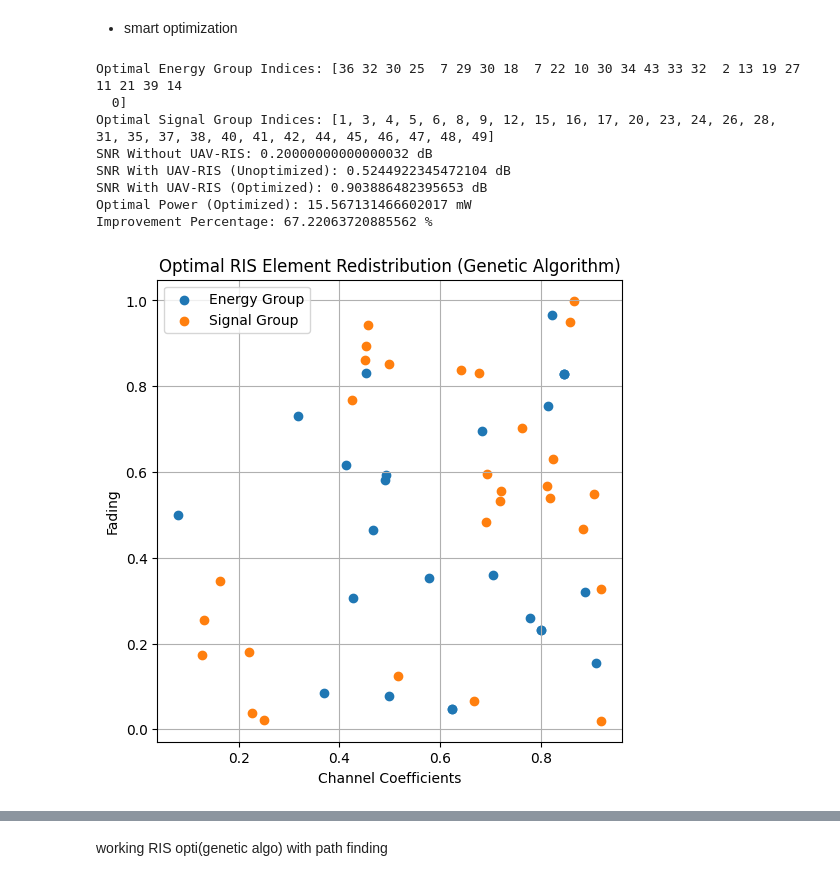
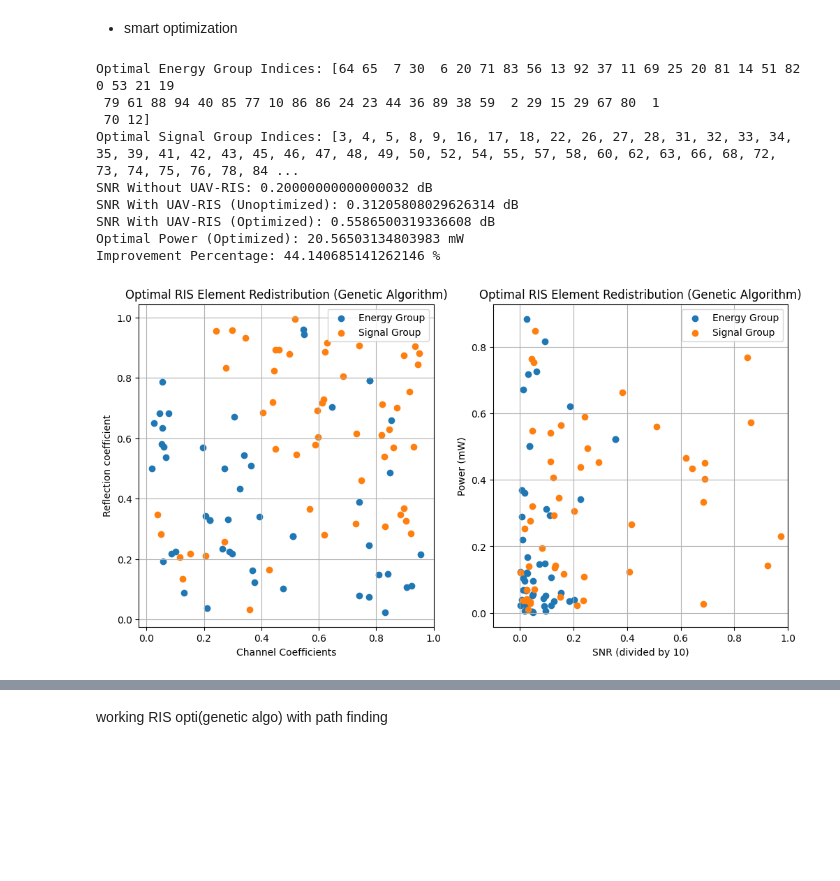
Before and after one commit to AdityaPote/UAV-RIS-Optimization, a Jupyter notebook: Trial runs/C.ipynb, the cells around one changed output, grey strips where cells are left out. Saved outputs shown, nothing was run; the diff lists cells and outputs as text; code cells hidden in the pictures; blank space fills up the shorter version.

```diff
--- a/Trial runs/C.ipynb
+++ b/Trial runs/C.ipynb
@@ -162,7 +150,7 @@ import numpy as np
 import matplotlib.pyplot as plt
 
 # Number of RIS elements
-num_elements = 50
+num_elements = 100
 
 # Define positions
 user_position = (100, 100)
@@ -175,6 +163,8 @@ num_generations = 100
 crossover_rate = 0.8
 mutation_rate = 0.1
 noise_power = 0.01
+path_loss_exponent = 2
+incident_power = 1
 
 # SNR with UAV-RIS (Unoptimized)
 snr_uav_unoptimized = 0
@@ -190,17 +180,19 @@ bs_uav_distance = calculate_distance(base_station_position, uav_position)
 
 # Generate channel coefficients and fading
 channel_coefficients = np.random.rand(num_elements)
+reflection_coefficients = np.random.rand(num_elements)
 fading = np.random.rand(num_elements)
 # rayleigh_fading = np.random.rayleigh(scale=1, size=num_elements)
 
 
-def calculate_elements(channel_coefficients, fading):
+def calculate_elements(channel_coefficients,fading):
     snr_values = (
         channel_coefficients
         * fading
         / (channel_coefficients * (1 - fading) + noise_power)
     )
-    power_values = channel_coefficients * fading + channel_coefficients * (1 - fading)
+    reflection_coefficients = np.random.rand(num_elements)
+    power_values = channel_coefficients * reflection_coefficients * incident_power
     return np.column_stack((snr_values, power_values))
 
 
@@ -298,7 +290,7 @@ snr_without_ris = P_bs / (user_bs_distance**path_loss_exponent + noise_power)
 
 # Calculate the improvement percentage
 improvement_percentage = (
-    (best_snr - 10 * np.log10(snr_without_ris)) / snr_without_ris * 100
+    (best_snr - snr_uav_unoptimized) / best_snr * 100
 )
 
 
@@ -311,53 +303,57 @@ print("SNR With UAV-RIS (Optimized):", best_snr, "dB")
 print("Optimal Power (Optimized):", best_power, "mW")
 print("Improvement Percentage:", improvement_percentage, "%")
 
+# Create a figure to hold both subplots
+plt.figure(figsize=(12, 6))
 
-# Visualize
-plt.figure(figsize=(6, 6))
+# First subplot for Channel Coefficients and Fading
+plt.subplot(1, 2, 1)  # 1 row, 2 columns, first plot
 plt.scatter(
     channel_coefficients[best_energy_indices],
     fading[best_energy_indices],
     label="Energy Group",
 )
 plt.scatter(
     channel_coefficients[best_signal_indices],
     fading[best_signal_indices],
     label="Signal Group",
 )
 plt.xlabel("Channel Coefficients")
-plt.ylabel("Fading")
+plt.ylabel("Reflection coefficient")
 plt.title("Optimal RIS Element Redistribution (Genetic Algorithm)")
 plt.legend()
 plt.grid(True)
-plt.show()
 
-# Visualize the distribution based on SNR and Power
-plt.figure(figsize=(6, 6))
+# Second subplot for SNR and Power
+plt.subplot(1, 2, 2)  # 1 row, 2 columns, second plot
 plt.scatter(
-    elements[best_energy_indices, 0],
+    elements[best_energy_indices, 0] / 10,
     elements[best_energy_indices, 1],
     label="Energy Group",
 )
 plt.scatter(
-    elements[best_signal_indices, 0],
+    elements[best_signal_indices, 0] / 10,
     elements[best_signal_indices, 1],
     label="Signal Group",
 )
-plt.xlabel("SNR")
-# x from 0 to 10
-plt.xlim(-1, 10)
+plt.xlabel("SNR (divided by 10)")
+plt.xlim(-0.1, 1) # Adjust the limits as well, since you're dividing the values by 10
 plt.ylabel("Power (mW)")
 plt.title("Optimal RIS Element Redistribution (Genetic Algorithm)")
 plt.legend()
 plt.grid(True)
+
+
+# Show both plots
 plt.show()
 # %% [output]
-Optimal Energy Group Indices: [36 32 30 25  7 29 30 18  7 22 10 30 34 43 33 32  2 13 19 27 11 21 39 14
-  0]
-Optimal Signal Group Indices: [1, 3, 4, 5, 6, 8, 9, 12, 15, 16, 17, 20, 23, 24, 26, 28, 31, 35, 37, 38, 40, 41, 42, 44, 45, 46, 47, 48, 49]
+Optimal Energy Group Indices: [64 65  7 30  6 20 71 83 56 13 92 37 11 69 25 20 81 14 51 82  0 53 21 19
+ 79 61 88 94 40 85 77 10 86 86 24 23 44 36 89 38 59  2 29 15 29 67 80  1
+ 70 12]
+Optimal Signal Group Indices: [3, 4, 5, 8, 9, 16, 17, 18, 22, 26, 27, 28, 31, 32, 33, 34, 35, 39, 41, 42, 43, 45, 46, 47, 48, 49, 50, 52, 54, 55, 57, 58, 60, 62, 63, 66, 68, 72, 73, 74, 75, 76, 78, 84 ...
 SNR Without UAV-RIS: 0.20000000000000032 dB
-SNR With UAV-RIS (Unoptimized): 0.5244922345472104 dB
-SNR With UAV-RIS (Optimized): 0.903886482395653 dB
-Optimal Power (Optimized): 15.567131466602017 mW
-Improvement Percentage: 67.22063720885562 %
+SNR With UAV-RIS (Unoptimized): 0.31205808029626314 dB
+SNR With UAV-RIS (Optimized): 0.5586500319336608 dB
+Optimal Power (Optimized): 20.56503134803983 mW
+Improvement Percentage: 44.140685141262146 %
-[figure, old version]
+[figure, new version]
```
Also changed, not shown: parts of 4 cells of this notebook, 5 other files.
